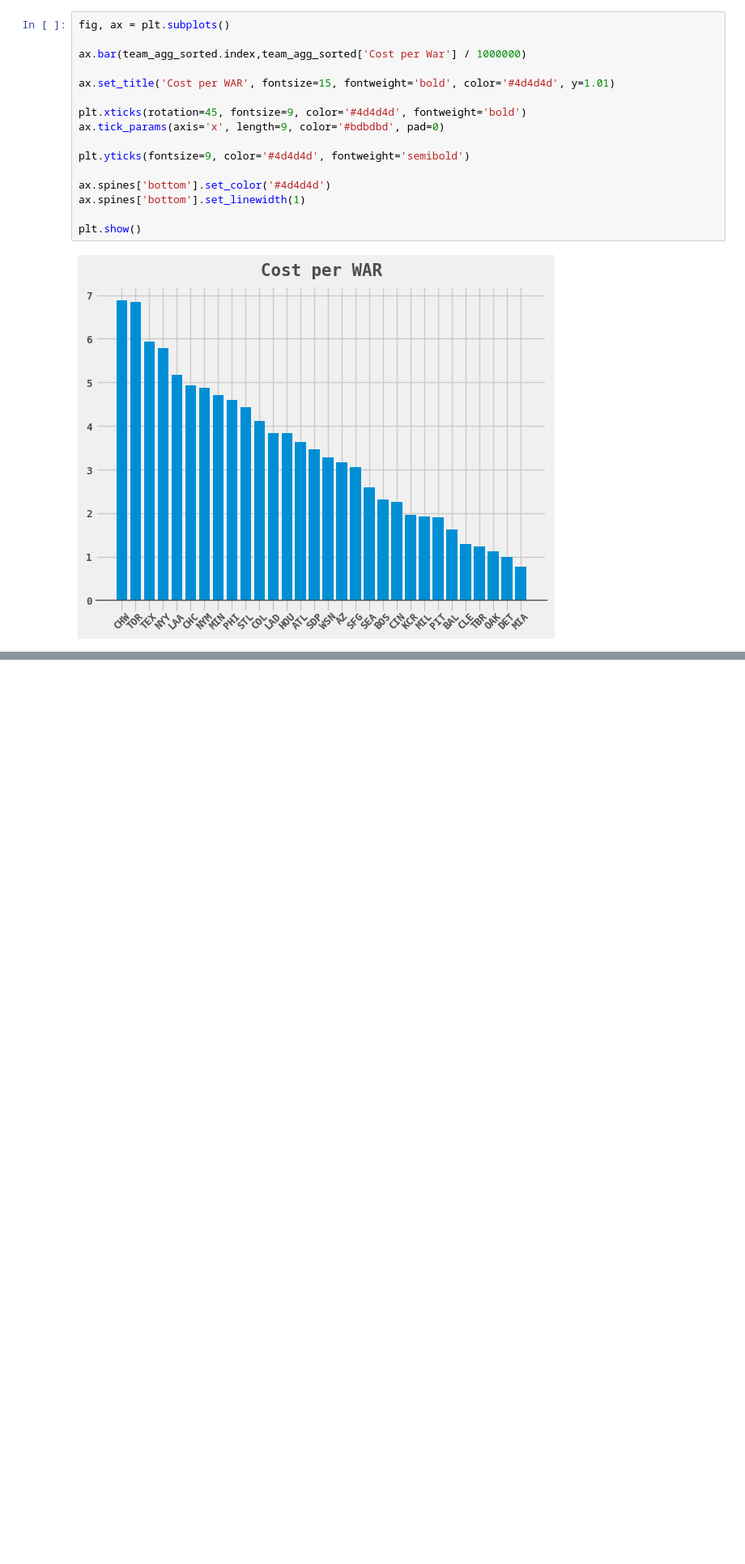
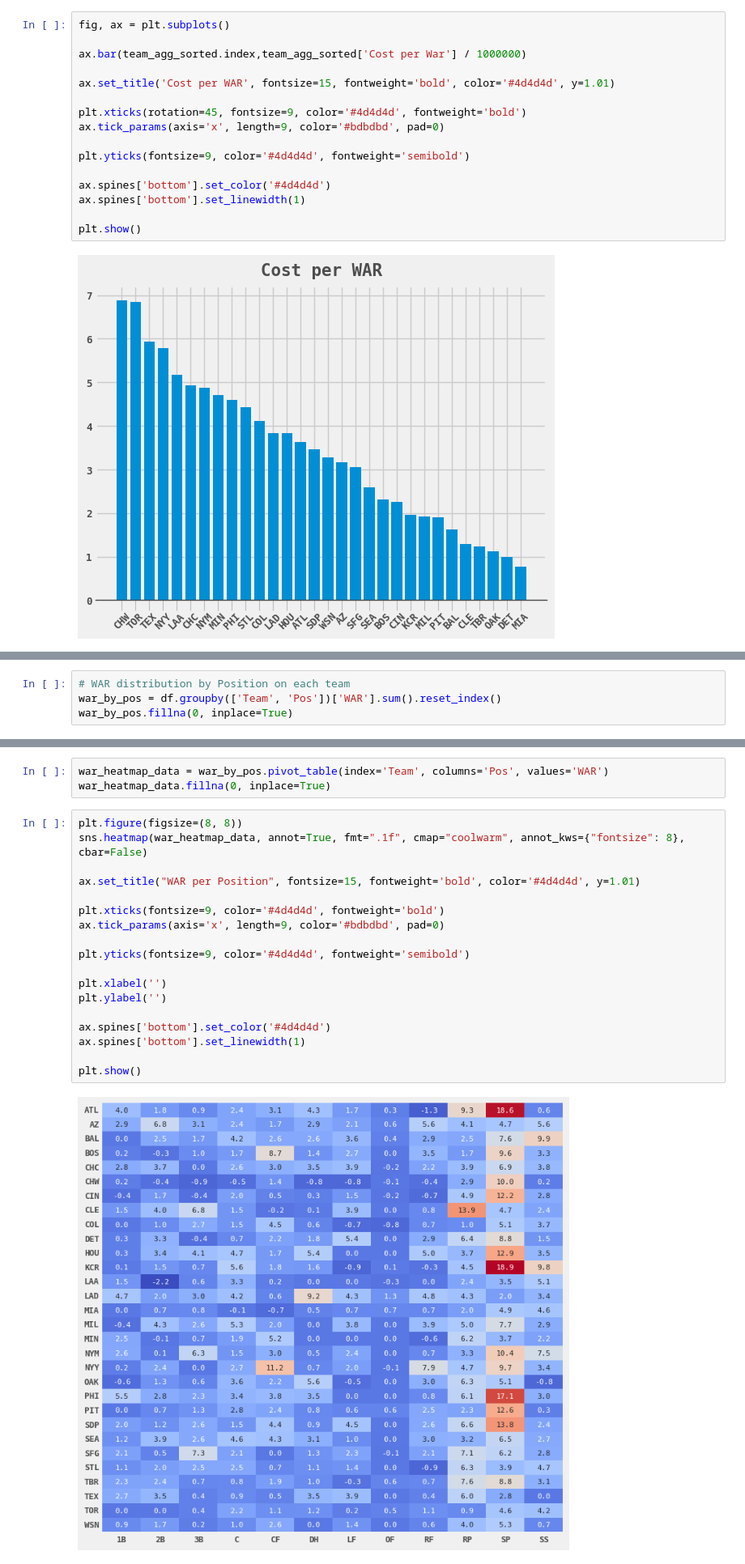
Before and after one commit to unbenounced/mlb_payroll, a Jupyter notebook: mlb_overview.ipynb, the cells around one changed output, grey strips where cells are left out. Shown at 81% size. Drawn from its saved outputs; the diff is of its cells as text; blank space fills up the shorter version.

Commit message:
added heatmap of distribution over WAR by pos

```diff
--- a/mlb_overview.ipynb
+++ b/mlb_overview.ipynb
@@ -56,0 +78,4 @@ plt.show()
+# %%
+# WAR distribution by Position on each team
+war_by_pos = df.groupby(['Team', 'Pos'])['WAR'].sum().reset_index()
+war_by_pos.fillna(0, inplace=True)
@@ -56,0 +98,23 @@ plt.show()
+# %%
+war_heatmap_data = war_by_pos.pivot_table(index='Team', columns='Pos', values='WAR')
+war_heatmap_data.fillna(0, inplace=True)
+# %%
+plt.figure(figsize=(8, 8))
+sns.heatmap(war_heatmap_data, annot=True, fmt=".1f", cmap="coolwarm", annot_kws={"fontsize": 8}, cbar=False)
+
+ax.set_title("WAR per Position", fontsize=15, fontweight='bold', color='#4d4d4d', y=1.01)
+
+plt.xticks(fontsize=9, color='#4d4d4d', fontweight='bold')
+ax.tick_params(axis='x', length=9, color='#bdbdbd', pad=0)
+
+plt.yticks(fontsize=9, color='#4d4d4d', fontweight='semibold')
+
+plt.xlabel('')
+plt.ylabel('')
+
+ax.spines['bottom'].set_color('#4d4d4d')
+ax.spines['bottom'].set_linewidth(1)
+
+plt.show()
+# %% [output]
+[figure, added]
```
Also changed, not shown: parts of 3 cells of this notebook.
